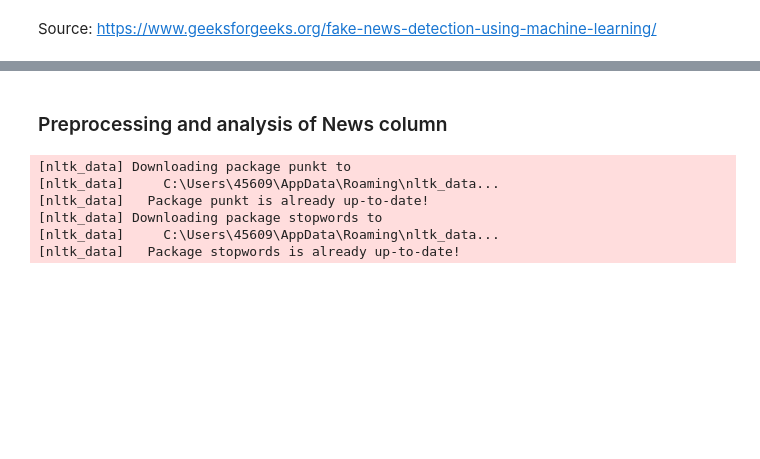
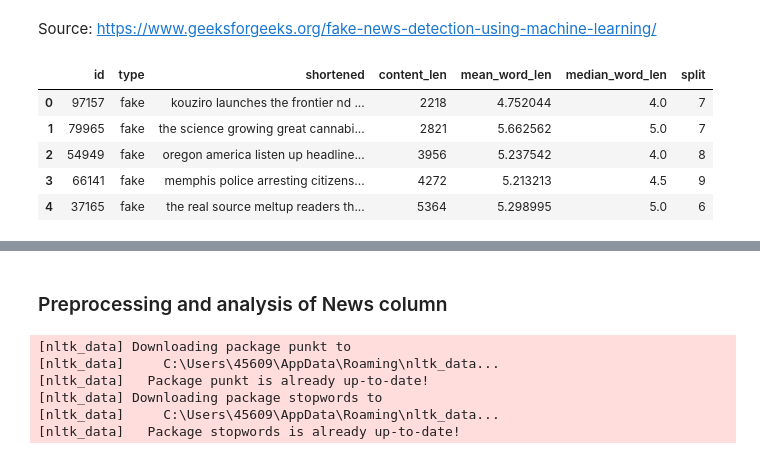
Before and after one commit to vicjuhl/fake-news, a Jupyter notebook: src/simple_model_vectorizer.ipynb, the cells around one changed output, grey strips where cells are left out. Saved outputs shown, nothing was run; the diff lists cells and outputs as text; code cells hidden in the pictures; blank space fills up the shorter version.

```diff
--- a/src/simple_model_vectorizer.ipynb
+++ b/src/simple_model_vectorizer.ipynb
@@ -13,3 +14,12 @@ df = df.drop(["id", "Unnamed: 0","domain", "url", "scraped_at", "inserted_at", "
+# %%
+df.head()
+# %% [output]
+|  | id | type | shortened | content_len | mean_word_len | median_word_len | split |
+| 0 | 97157 | fake | kouziro launches the frontier nd ... | 2218 | 4.752044 | 4.0 | 7 |
+| 1 | 79965 | fake | the science growing great cannabi... | 2821 | 5.662562 | 5.0 | 7 |
+| 2 | 54949 | fake | oregon america listen up headline... | 3956 | 5.237542 | 4.0 | 8 |
+| 3 | 66141 | fake | memphis police arresting citizens... | 4272 | 5.213213 | 4.5 | 9 |
+| 4 | 37165 | fake | the real source meltup readers th... | 5364 | 5.298995 | 5.0 | 6 |
 # %%
 df.type.value_counts()
 # %% [output]
```
Also changed, not shown: parts of 13 cells of this notebook.
